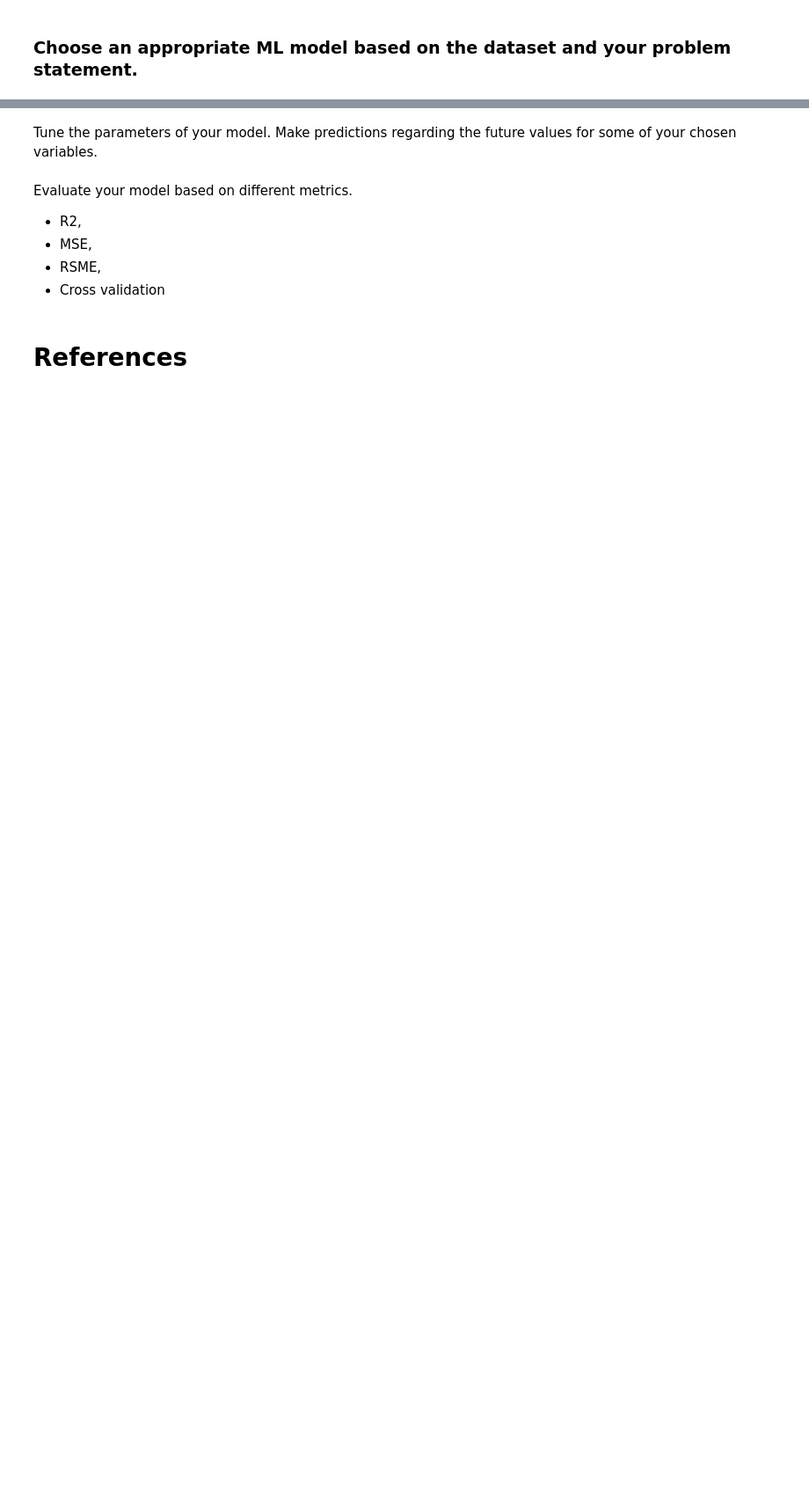
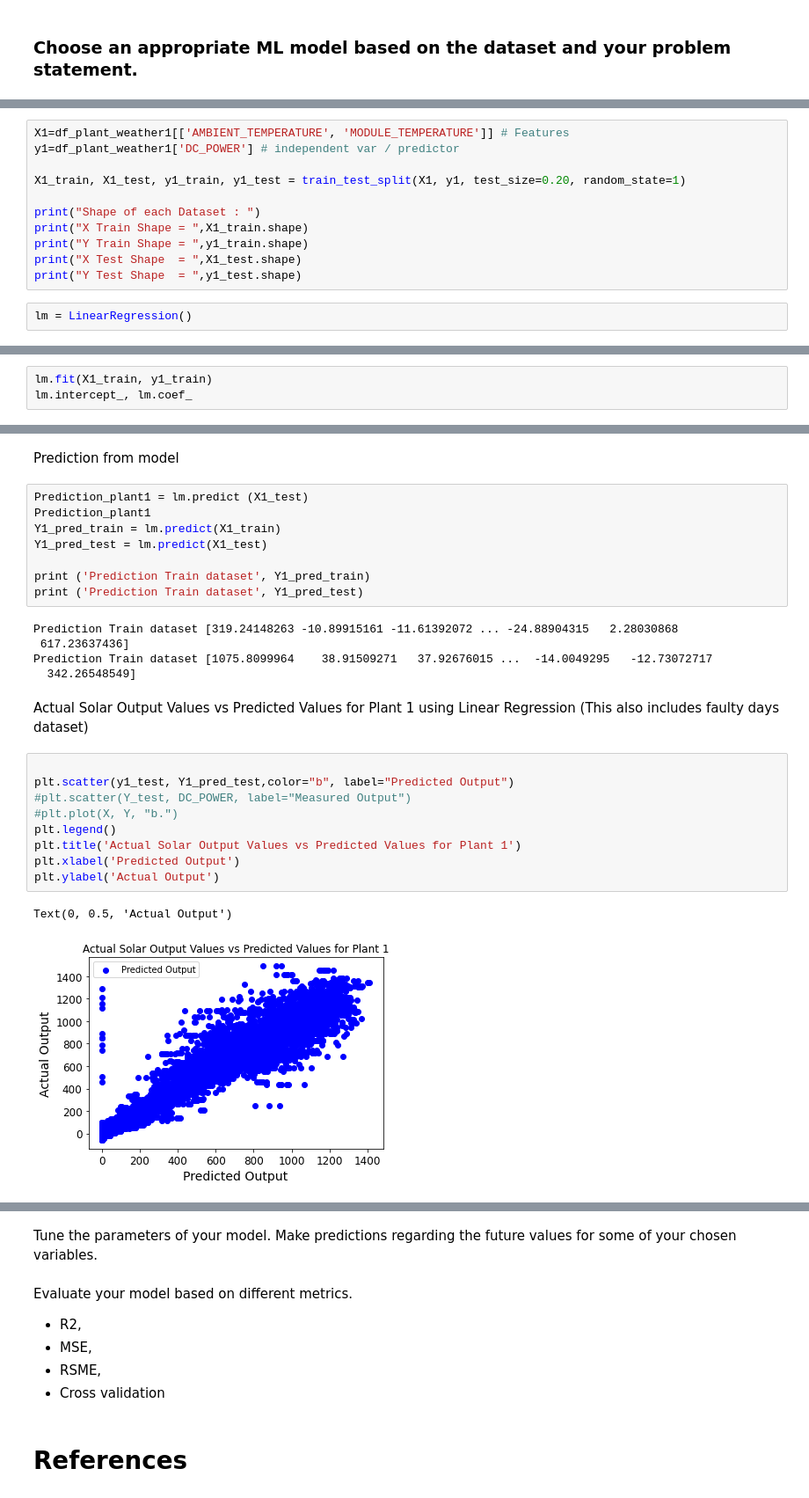
Before and after one commit to YohannesDK/DAT540_Group_11, a Jupyter notebook: DAT540_Group_11.ipynb, the cells around one changed output, grey strips where cells are left out. Shown at 88% size. Drawn from its saved outputs; the diff is of its cells as text; blank space fills up the shorter version.

```diff
--- a/DAT540_Group_11.ipynb
+++ b/DAT540_Group_11.ipynb
@@ -399,0 +414,13 @@ McdE0feGgRqW7Ca   63.840931
+# %%
+X1=df_plant_weather1[['AMBIENT_TEMPERATURE', 'MODULE_TEMPERATURE']] # Features
+y1=df_plant_weather1['DC_POWER'] # independent var / predictor
+
+X1_train, X1_test, y1_train, y1_test = train_test_split(X1, y1, test_size=0.20, random_state=1)
+
+print("Shape of each Dataset : ")
+print("X Train Shape = ",X1_train.shape)
+print("Y Train Shape = ",y1_train.shape)
+print("X Test Shape  = ",X1_test.shape)
+print("Y Test Shape  = ",y1_test.shape)
+# %%
+lm = LinearRegression()
@@ -399,0 +429,3 @@ McdE0feGgRqW7Ca   63.840931
+# %%
+lm.fit(X1_train, y1_train)
+lm.intercept_, lm.coef_
@@ -399,0 +440,29 @@ McdE0feGgRqW7Ca   63.840931
+# %% [markdown]
+Prediction from model
+# %%
+Prediction_plant1 = lm.predict (X1_test)
+Prediction_plant1
+Y1_pred_train = lm.predict(X1_train)
+Y1_pred_test = lm.predict(X1_test)
+
+print ('Prediction Train dataset', Y1_pred_train)
+print ('Prediction Train dataset', Y1_pred_test)
+# %% [output]
+Prediction Train dataset [319.24148263 -10.89915161 -11.61392072 ... -24.88904315   2.28030868
+ 617.23637436]
+Prediction Train dataset [1075.8099964    38.91509271   37.92676015 ...  -14.0049295   -12.73072717
+  342.26548549]
+# %% [markdown]
+Actual Solar Output Values vs Predicted Values for Plant 1 using Linear Regression (This also includes faulty days dataset)
+# %%
+
+plt.scatter(y1_test, Y1_pred_test,color="b", label="Predicted Output")
+#plt.scatter(Y_test, DC_POWER, label="Measured Output")
+#plt.plot(X, Y, "b.")
+plt.legend()
+plt.title('Actual Solar Output Values vs Predicted Values for Plant 1')
+plt.xlabel('Predicted Output')
+plt.ylabel('Actual Output')
+# %% [output]
+Text(0, 0.5, 'Actual Output')
+[figure, added]
```
Also changed, not shown: parts of 40 cells of this notebook.
